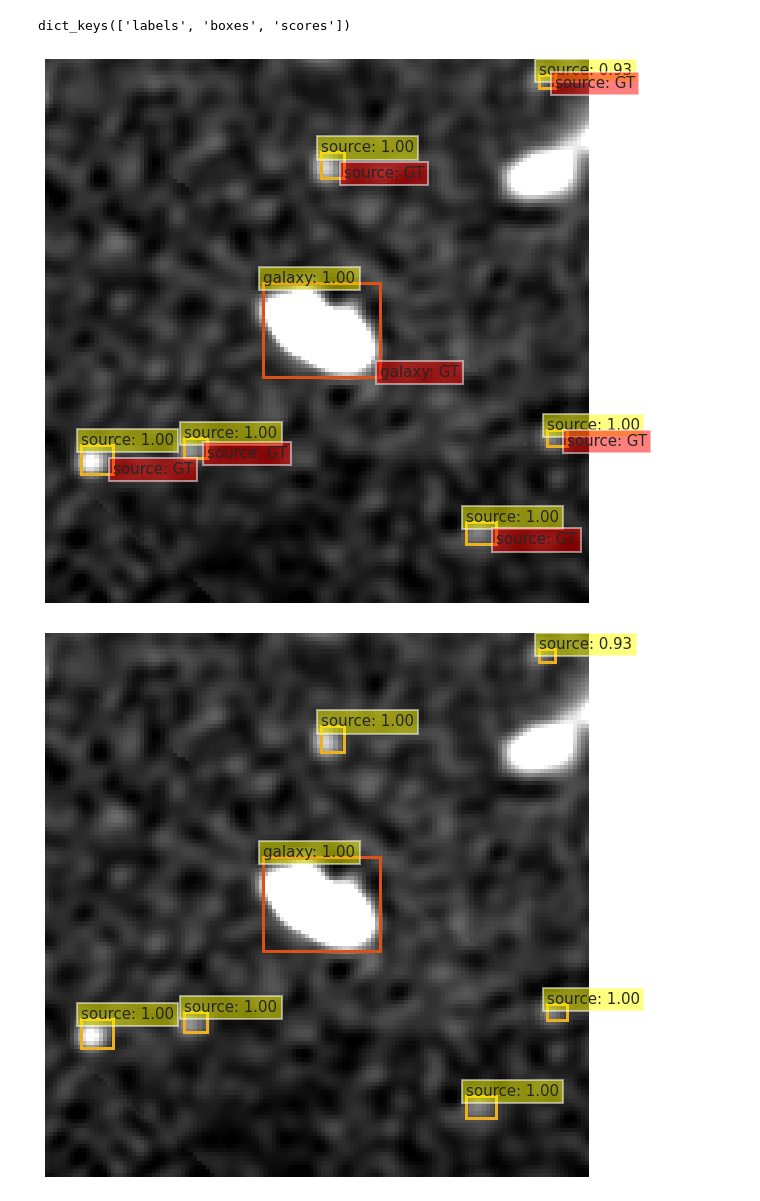
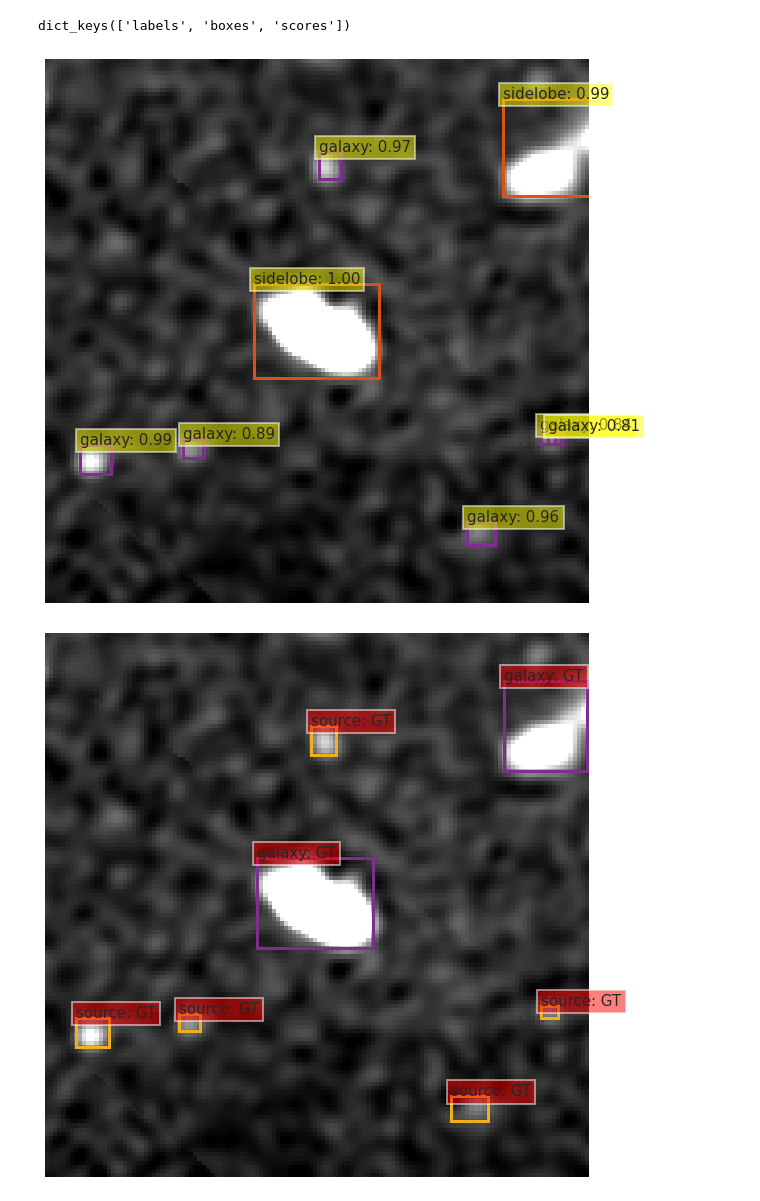
Before and after one commit to SKA-INAF/metric-computation, a Jupyter notebook: metric_computation.ipynb, the cells around one changed output. Saved outputs shown, nothing was run; the diff lists cells and outputs as text; code cells hidden in the pictures.

```diff
--- a/metric_computation.ipynb
+++ b/metric_computation.ipynb
@@ -475,24 +467,24 @@ def log_gt(pil_img, labels, boxes, title, CLASSES, COLORS):
 # %%
 from pathlib import Path
 from PIL import Image
-CLASSES = ['No-Object', 'galaxy', 'source', 'sidelobe']
+CLASSES = ['No-Object', 'sidelobe', 'source', 'galaxy']
 COLORS = [[0.000, 0.447, 0.741], [0.850, 0.325, 0.098], [0.929, 0.694, 0.125],
           [0.494, 0.184, 0.556]]
 
 img_name =  'sample20_galaxy0050'
 
 img_path = Path(f'/home/rensortino/INAF/detr/data/radio-galaxy/test/{img_name}.png')
 
 gt_bb, gt_lbl = gt_boxes[img_name]['boxes'], gt_boxes[img_name]['labels']
 pred_bb, pred_lbl, pred_scores = pred_boxes[img_name]['boxes'], pred_boxes[img_name]['labels'], pred_boxes[img_name]['scores']
 
 gt_lbl = [class_name_to_idx[name] for name in gt_lbl ]
 pred_lbl = [class_name_to_idx[name] for name in pred_lbl ]
 
 pil_img = Image.open(img_path).convert("RGB")
 
 fig = log_image(pil_img, pred_lbl, pred_bb, pred_scores, 'Prediction', CLASSES, COLORS)
 fig = log_gt(pil_img, gt_lbl, gt_bb, 'GT', CLASSES, COLORS)
 # %% [output]
-[figure, old version]
+[figure, new version]
-[figure, old version]
+[figure, new version]
```
Also changed, not shown: parts of 2 cells of this notebook, 2 other files.
